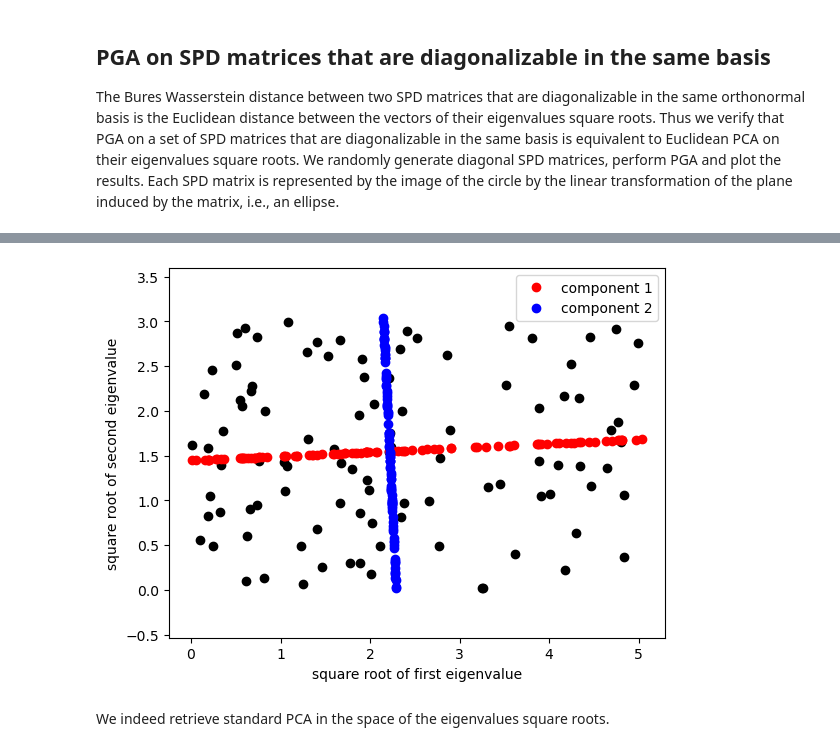
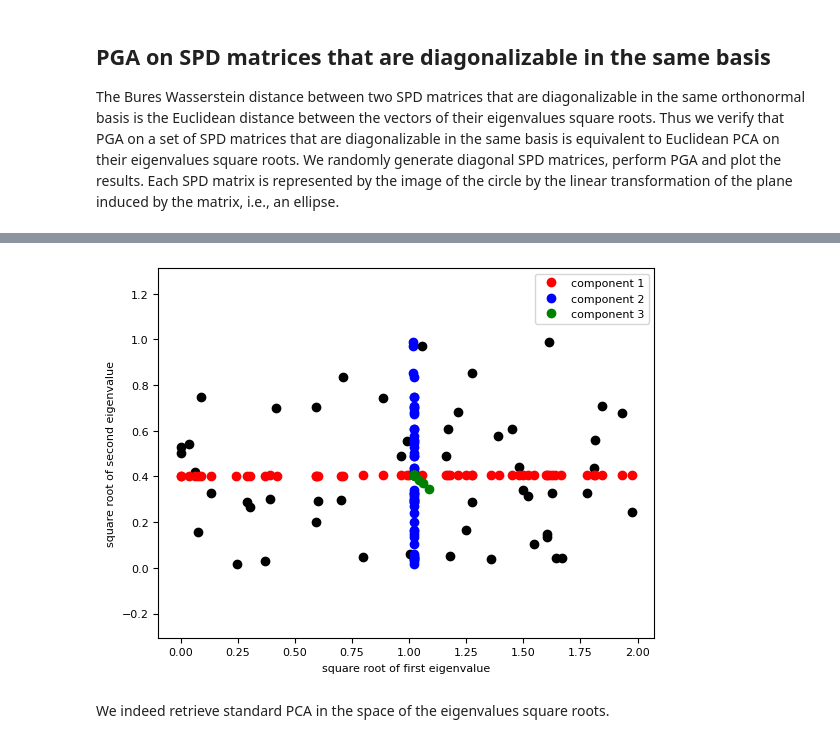
Before and after one commit to alebrigant/bures-wasserstein-gpca, a Jupyter notebook: examples/pga_and_spectral_decomposition.ipynb, the cells around one changed output, grey strips where cells are left out. Cells and saved outputs as stored; diff of their text form; code cells hidden in the pictures.

```diff
--- a/examples/pga_and_spectral_decomposition.ipynb
+++ b/examples/pga_and_spectral_decomposition.ipynb
@@ -19,9 +17,9 @@ INFO: Using numpy backend
 
 The Bures Wasserstein distance between two SPD matrices that are diagonalizable in the same orthonormal basis is the Euclidean distance between the vectors of their eigenvalues square roots. Thus we verify that PGA on a set of SPD matrices that are diagonalizable in the same basis is equivalent to Euclidean PCA on their eigenvalues square roots. We randomly generate diagonal SPD matrices, perform PGA and plot the results. Each SPD matrix is represented by the image of the circle by the linear transformation of the plane induced by the matrix, i.e., an ellipse.
 # %%
-n_points = 100
-seig_1 = np.random.uniform(high=5, size=n_points)
-seig_2 = np.random.uniform(high=3, size=n_points)
+n_points = 50
+seig_1 = np.random.uniform(high=2, size=n_points)
+seig_2 = np.random.uniform(high=1, size=n_points)
 eig_1 = seig_1 ** 2
 eig_2 = seig_2 ** 2
 points_spd = np.stack([np.diag([eig_1i, eig_2i]) for (eig_1i, eig_2i) in zip(eig_1, eig_2)])
@@ -33,17 +38,19 @@ plot_results(points_spd, pga)
 # %%
-eig_comp1 = np.vstack([np.linalg.eig(mat)[0] for mat in pga['component_1']])
-eig_comp2 = np.vstack([np.linalg.eig(mat)[0] for mat in pga['component_2']])
+eig_comp1 = np.vstack([np.linalg.eig(mat)[0] for mat in pga['components'][0]])
+eig_comp2 = np.vstack([np.linalg.eig(mat)[0] for mat in pga['components'][1]])
+eig_comp3 = np.vstack([np.linalg.eig(mat)[0] for mat in pga['components'][2]])
 
 plt.plot(np.sqrt(eig_1), np.sqrt(eig_2), 'ok')
 plt.plot(np.sqrt(eig_comp1[:, 0]), np.sqrt(eig_comp1[:, 1]), 'or', label='component 1')
 plt.plot(np.sqrt(eig_comp2[:, 0]), np.sqrt(eig_comp2[:, 1]), 'ob', label='component 2')
+plt.plot(np.sqrt(eig_comp3[:, 0]), np.sqrt(eig_comp3[:, 1]), 'og', label='component 3')
 plt.axis('equal')
 plt.legend()
 plt.xlabel('square root of first eigenvalue')
 plt.ylabel('square root of second eigenvalue')
 plt.show()
 # %% [output]
-[figure, old version]
+[figure, new version]
 # %% [markdown]
 We indeed retrieve standard PCA in the space of the eigenvalues square roots.
 # %% [markdown]
```
Also changed, not shown: parts of 10 cells of this notebook, 4 other files.
